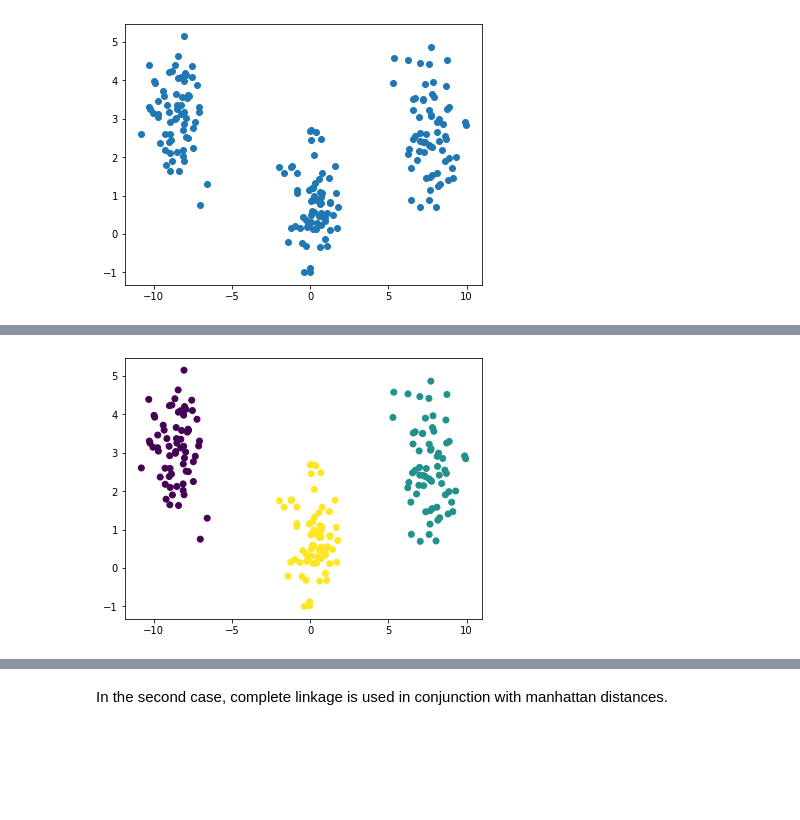
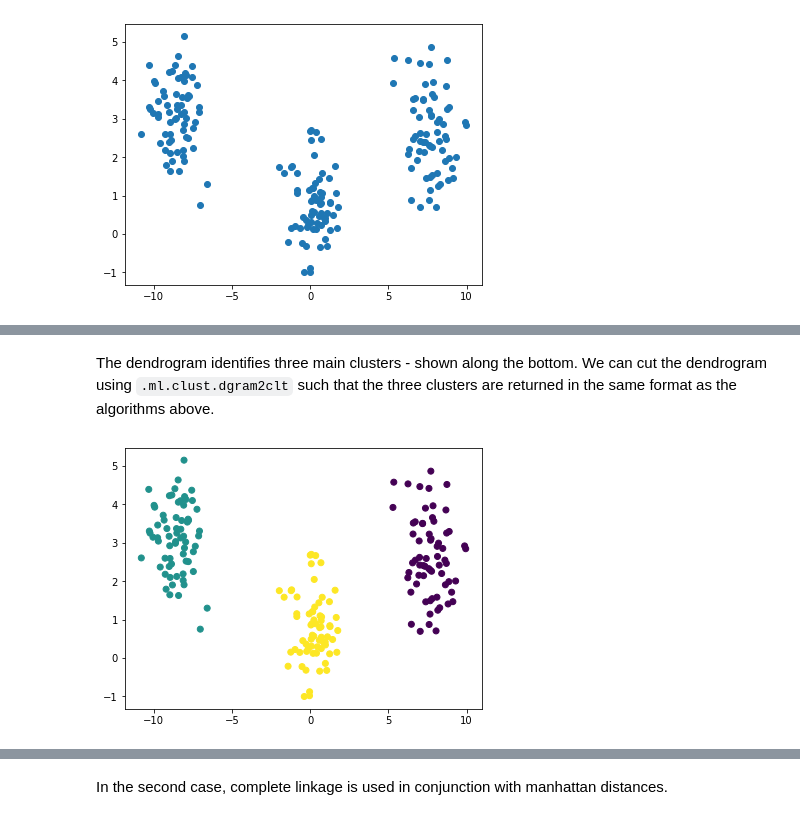
Before and after one commit to KxSystems/mlnotebooks, a Jupyter notebook: notebooks/11 Clustering.ipynb, the cells around one changed output, grey strips where cells are left out. Drawn from its saved outputs; the diff is of its cells as text; code cells hidden in the pictures; blank space fills up the shorter version.

```diff
--- a/notebooks/11 Clustering.ipynb
+++ b/notebooks/11 Clustering.ipynb
@@ -277,9 +290,11 @@ In the first case, we demostrate how to use ward linkage in conjunction with euc
+# %% [markdown]
+The dendrogram identifies three main clusters - shown along the bottom. We can cut the dendrogram using `.ml.clust.dgram2clt` such that the three clusters are returned in the same format as the algorithms above.
 # %%
 start:.z.t
-r4w:.ml.clust.hc[d4;`e2dist;`ward;3]
+r4w:.ml.clust.dgram2clt[dendw;`k;3]
 end:string .z.t-start;
 plt[`:scatter][;;`c pykw r4w]. d4;
 plt[`:show][];
--1"Time taken for Ward Linkage Hierarchical: ",end;
+-1"Time taken for Ward Linkage Hierarchical Clusters: ",end;
 # %% [output]
-[figure, old version]
+[figure, new version]
```
Also changed, not shown: parts of 20 cells of this notebook, 4 other files.
